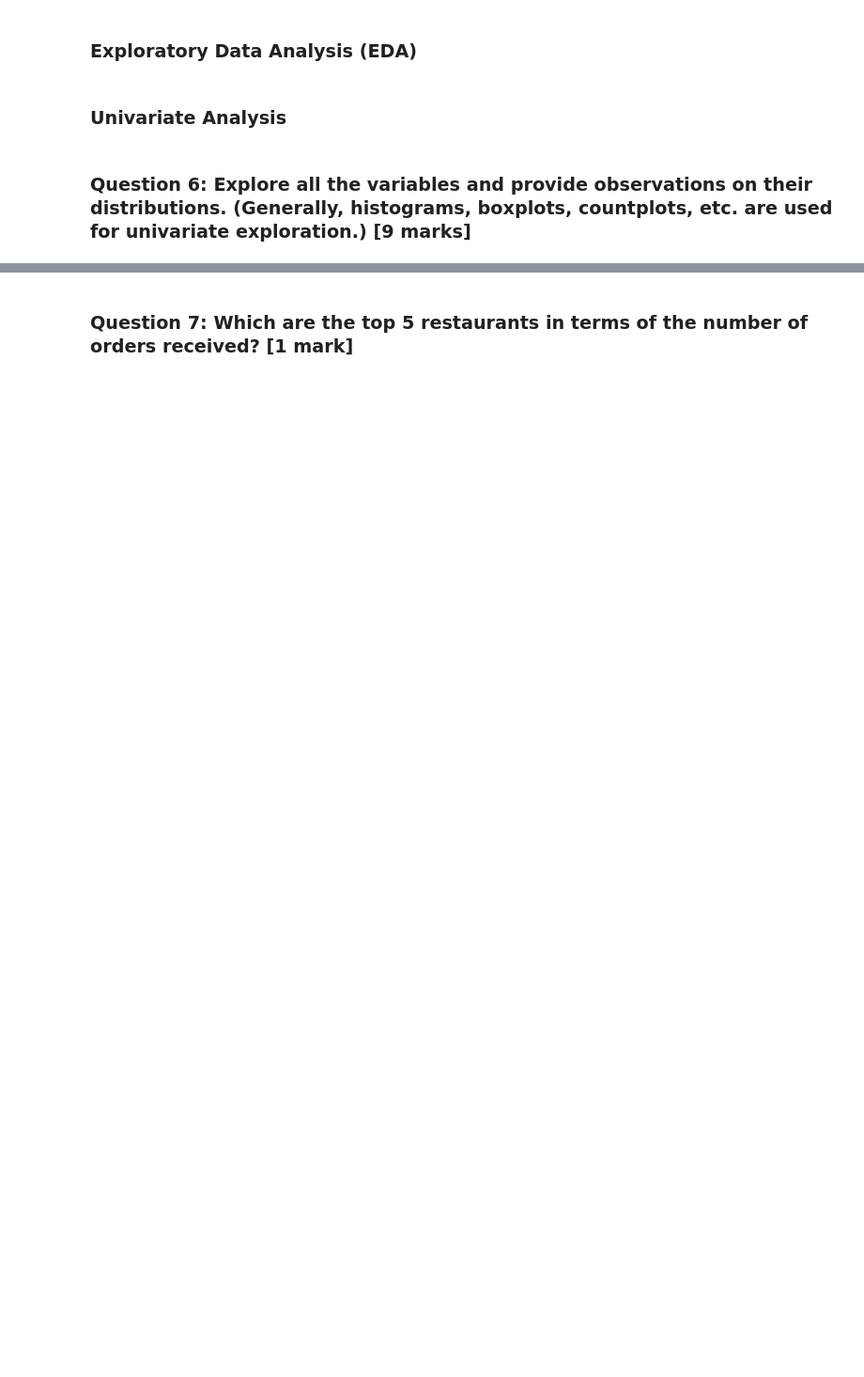
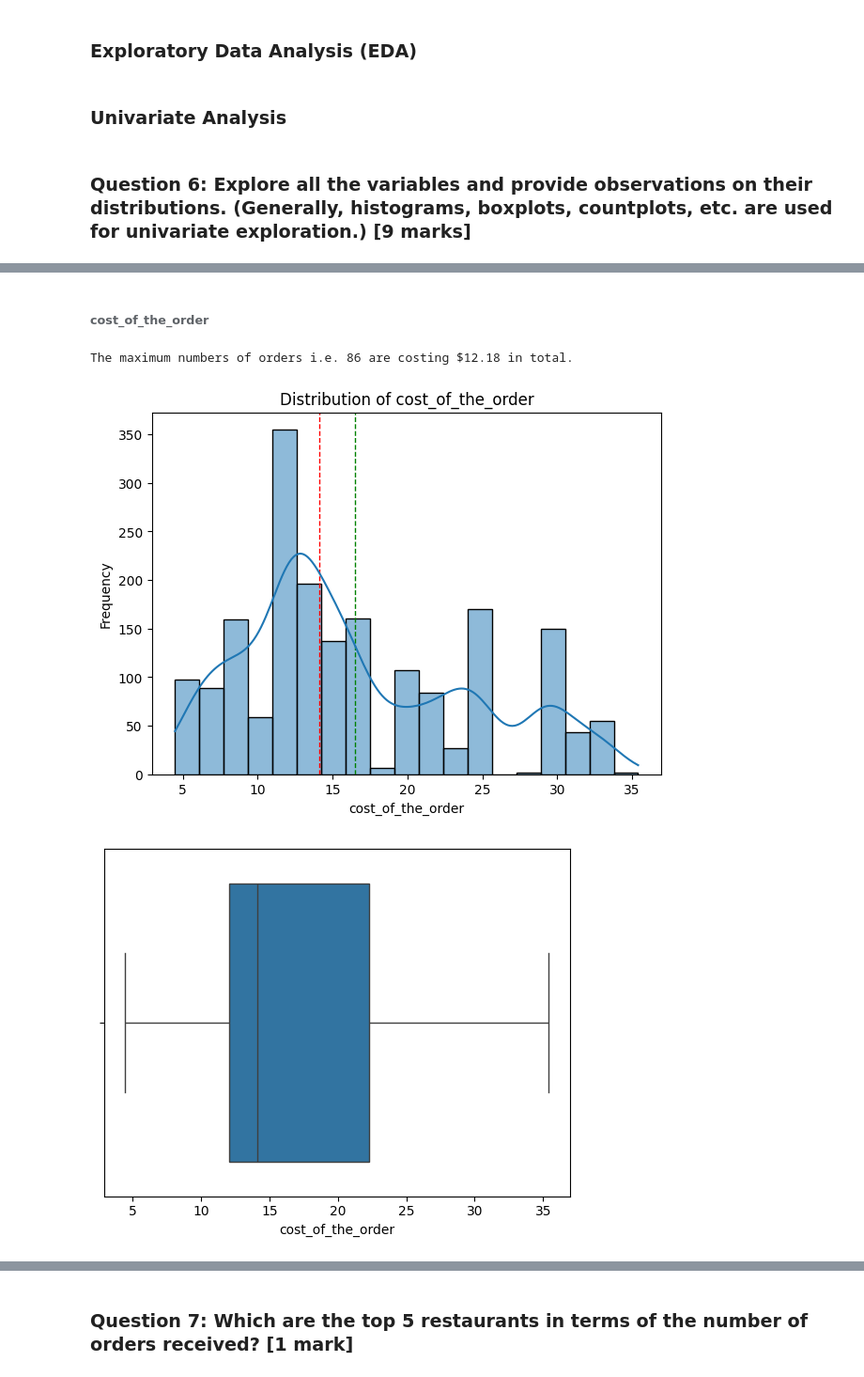
Before and after one commit to sandesha21/FoodHub_MIT_AIML, a Jupyter notebook: Project1_Foodhub_sbadwaik_Learner_Notebook_Full_Code_Submission.ipynb, the cells around one changed output, grey strips where cells are left out. Shown at 94% size. Cells and saved outputs as stored; diff of their text form; code cells hidden in the pictures; blank space fills up the shorter version.

```diff
--- a/Project1_Foodhub_sbadwaik_Learner_Notebook_Full_Code_Submission.ipynb
+++ b/Project1_Foodhub_sbadwaik_Learner_Notebook_Full_Code_Submission.ipynb
@@ -323,0 +332,22 @@ plt.show()
+# %% [markdown]
+###### cost_of_the_order
+# %%
+max_repeated_cost = df['cost_of_the_order'].value_counts().idxmax()
+max_repeated_cost_count = df['cost_of_the_order'].value_counts().max()
+print(f"The maximum numbers of orders i.e. {max_repeated_cost_count} are costing ${max_repeated_cost} in total.\n")
+
+plt.figure(figsize = (7,5))
+plt.axvline(df['cost_of_the_order'].mean(), color='g', linewidth=1, linestyle='dashed')
+plt.axvline(df['cost_of_the_order'].median(), color='r', linewidth=1, linestyle='dashed')
+plt.title('Distribution of cost_of_the_order')
+plt.xlabel('cost_of_the_order')
+plt.ylabel('Frequency')
+sns.histplot(data = df, x = 'cost_of_the_order', kde = True)
+plt.show()
+
+sns.boxplot(data = df, x = 'cost_of_the_order')
+plt.show()
+# %% [output]
+The maximum numbers of orders i.e. 86 are costing $12.18 in total.
+[figure, added]
+[figure, added]
```
Also changed, not shown: parts of 148 cells of this notebook.
